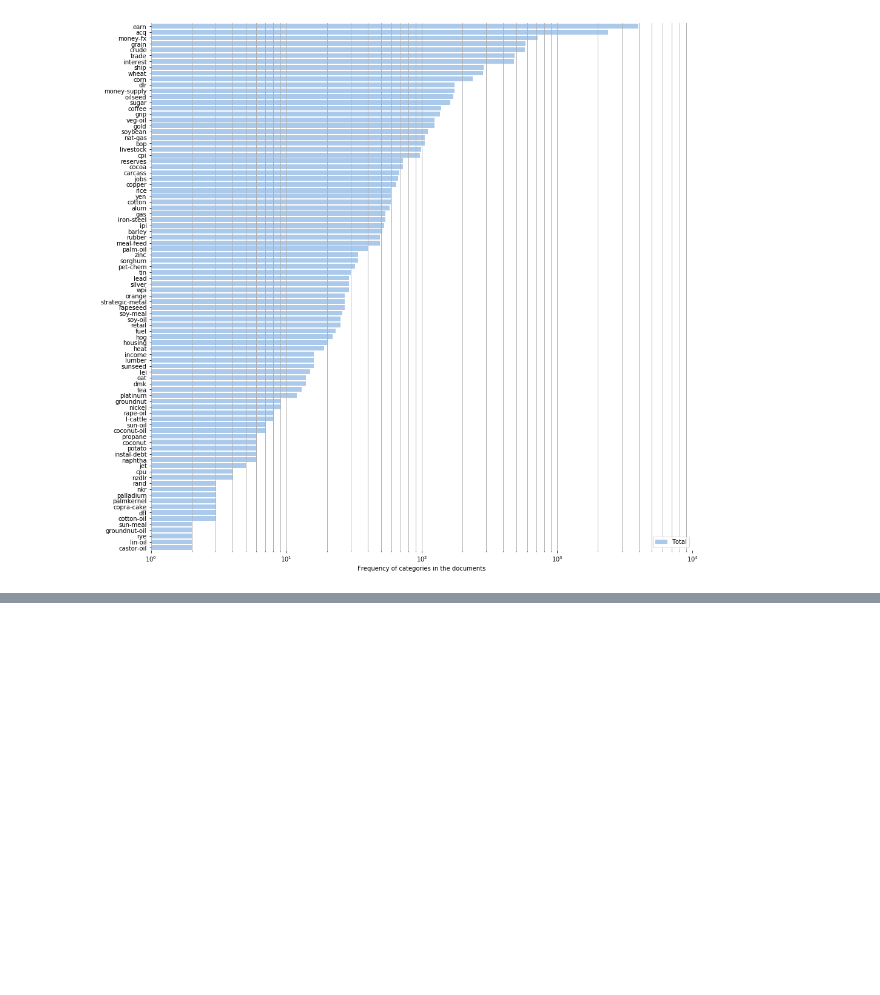
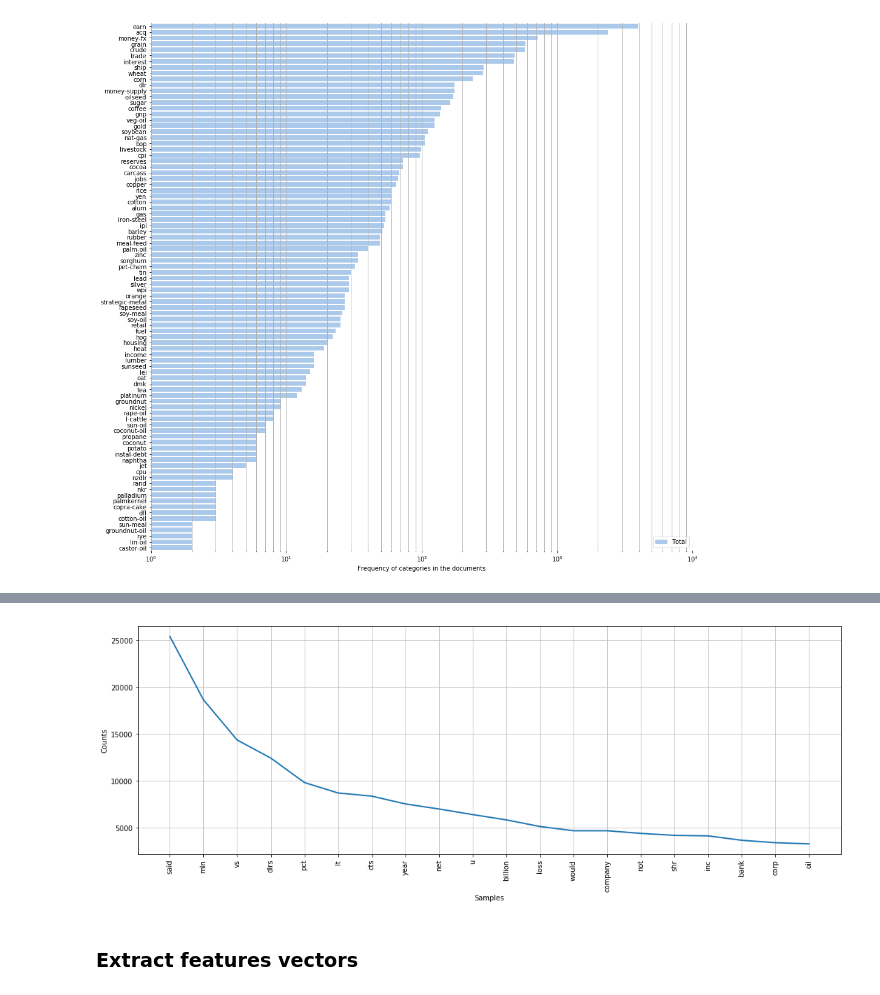
Before and after one commit to jgdelrio/tutorials, a Jupyter notebook: TextMining/10_Job_Classification.ipynb, the cells around one changed output, grey strips where cells are left out. Drawn from its saved outputs; the diff is of its cells as text; code cells hidden in the pictures; blank space fills up the shorter version.

```diff
--- a/TextMining/10_Job_Classification.ipynb
+++ b/TextMining/10_Job_Classification.ipynb
@@ -184,0 +275,8 @@ sns.despine(left=True, bottom=True)
+# %%
+word_freq_dist = nltk.FreqDist(ToktokTokenizer().tokenize(all_text))
+plt.figure(figsize=(18, 6))
+word_freq_dist.plot(20)
+# %% [output]
+[figure, added]
+# %% [markdown]
+### Extract features vectors
```
Also changed, not shown: parts of 10 cells of this notebook.
